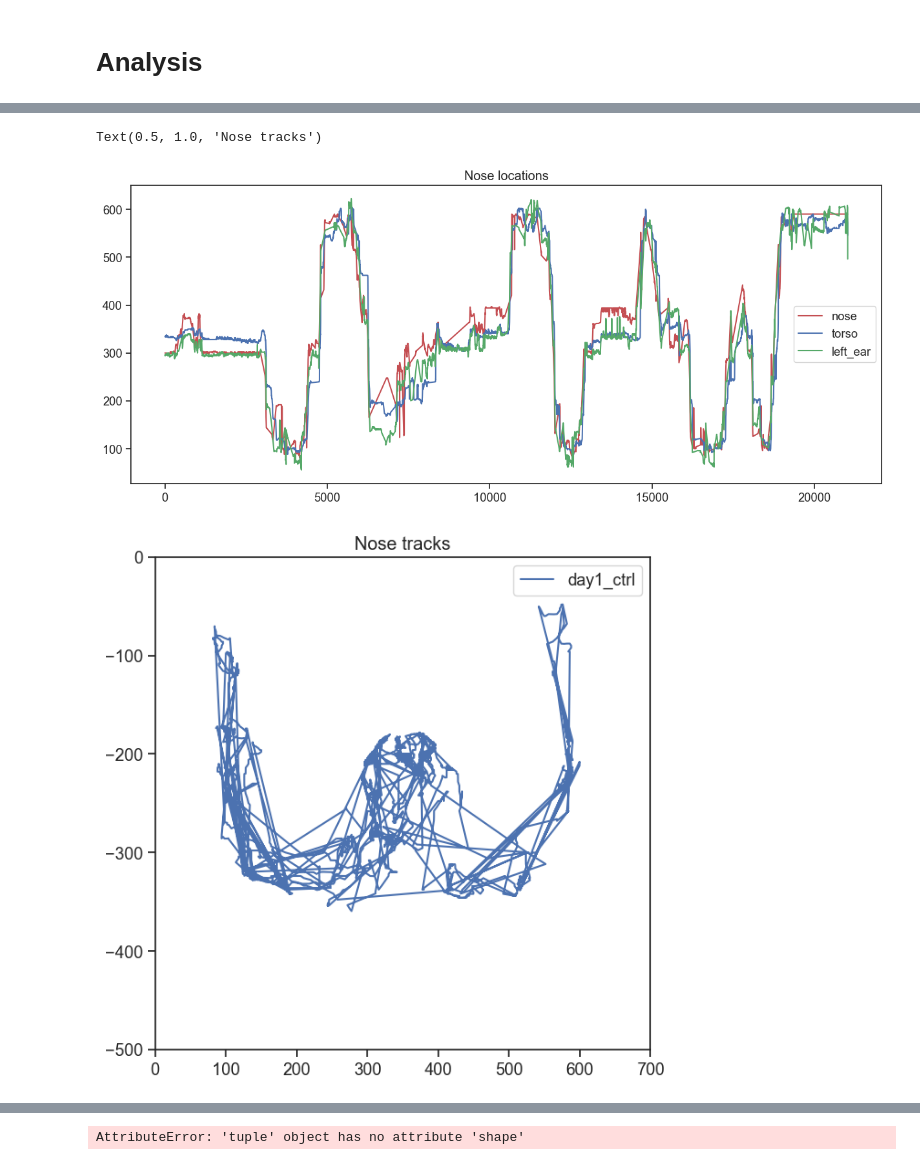
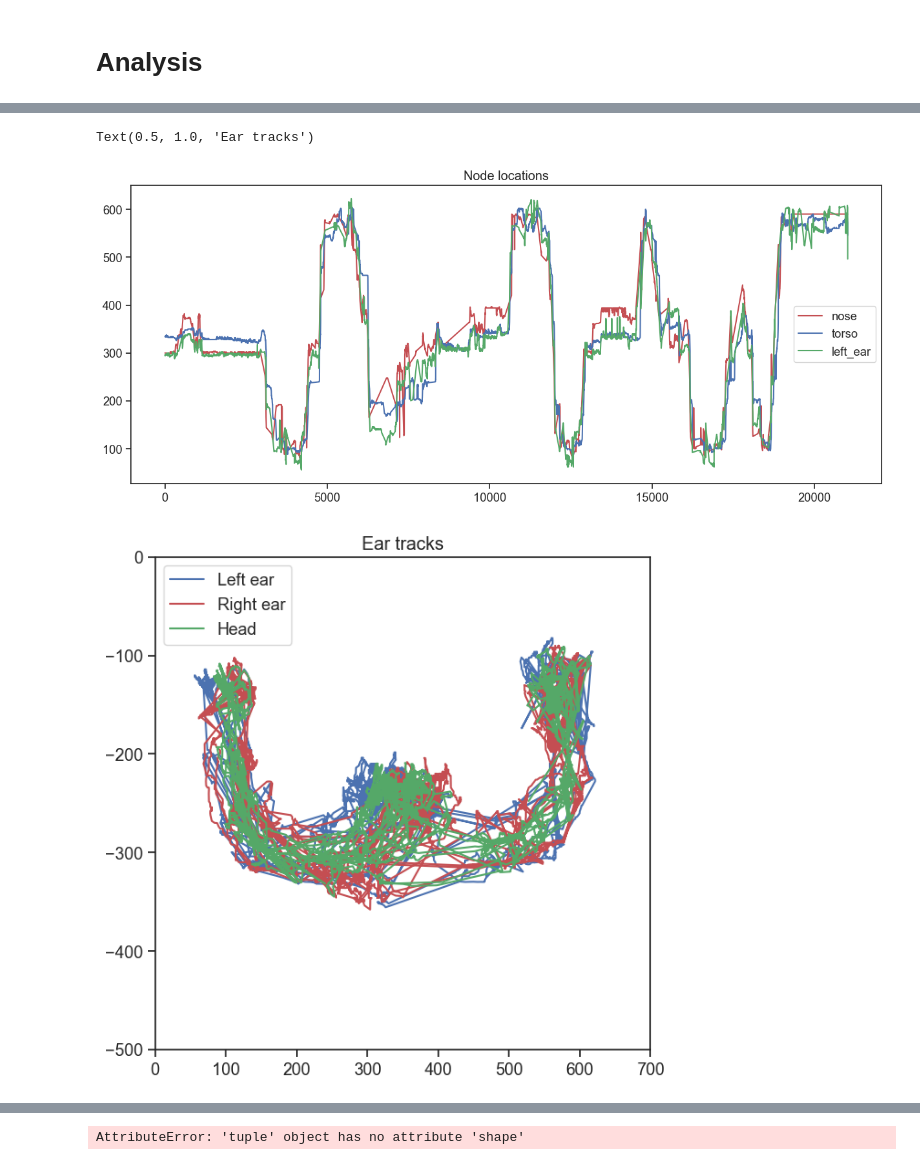
Before and after one commit to ellaksay2/dev, a Jupyter notebook: python/notebooks/SLEAP_analysis_v2.ipynb, the cells around one changed output, grey strips where cells are left out. Drawn from its saved outputs; the diff is of its cells as text; code cells hidden in the pictures.

```diff
--- a/python/notebooks/SLEAP_analysis_v2.ipynb
+++ b/python/notebooks/SLEAP_analysis_v2.ipynb
@@ -175,7 +183,8 @@ print(df)
 
 None
 # %%
-directory_path = '/Users/ellasay/Google Drive/My Drive/can_project/behavior/v2_model/day1_slp_h5'  # Replace with your directory path
+# directory_path = '/Users/ellasay/Google Drive/My Drive/can_project/behavior/v2_model/all_h5'  # Replace with your directory path
+directory_path = '/Users/ellasay/Documents/can_project/all_h5'
 df = import_h5_dir(directory_path)
 print(df)
 # %% [output]
@@ -264,11 +270,16 @@ filtered_frames = []
 
 
 for i, row in df.iterrows():
-    nose_x = np.array(row['nose_x']).astype(float)
-    nose_y = np.array(row['nose_y']).astype(float)
+    # nose_x = np.array(row['nose_x']).astype(float)
+    # nose_y = np.array(row['nose_y']).astype(float)
+
+    head_x = np.array(row['head_x']).astype(float)
+    head_y = np.array(row['head_y']).astype(float)
 
     # interaction zone x = [300,400] y=[200,300]
-    int_zone = (nose_x >= 300) & (nose_x <= 400) & (nose_y >= 200) & (nose_y <= 300)
+    # int_zone = (nose_x >= 300) & (nose_x <= 400) & (nose_y >= 200) & (nose_y <= 300)
+    int_zone = (head_x >= 300) & (head_x <= 400) & (head_y >= 200) & (head_y <= 250)
+
     frame_indices = np.where(int_zone)[0]
 
     filtered_frames.append(frame_indices)
@@ -283,6 +294,9 @@ for i, frames in enumerate(filtered_frames):
 ax.set_title('Time spent in interaction zone')
 ax.set_xlabel('Frame')
 ax.set_ylabel('Trial')
+ax.set_yticks(range(len(filtered_frames)))
+ax.set_yticklabels(df['name'])
+
 ax.set_ylim(-1, len(filtered_frames))
 
 plt.show()
@@ -290,0 +468,3 @@ plt.show()
+# %%
+df['filtered_frames'] = filtered_frames
+df
@@ -291,8 +482,12 @@ plt.show()
 # %%
-i=0
-for i in range(0,6):
-    int_frames = len(filtered_frames[i])
+percent_interact = []
+for i in range(0, len(df)):
+    int_frames = len(df["filtered_frames"][i])
     total_frames = df["location shape"].iloc[i][0]
-    int_perc = (int_frames/total_frames)*100
-    print(int_perc)
+    temp_percent = (int_frames/total_frames)*100
+    percent_interact.append(temp_percent)
+
+df['percent_interact'] = percent_interact
+
+df['name'],df['percent_interact']
 # %% [output]
@@ -320,29 +529,34 @@ Name: nose_x, dtype: object
 # %%
 i = 4
 plt.figure()
 plt.plot(df['nose_x'].iloc[i], 'r',label='nose')
 # plt.plot(-1*nose_loc[:,1,0], 'r')
 plt.plot(df['torso_x'].iloc[i], 'b',label='torso')
 plt.plot(df['leftear_x'].iloc[i], 'g',label='left_ear')
 # plt.plot(rightear_loc[:,0,0], 'y',label='right_ear')
 
 plt.legend(loc="center right")
-plt.title('Nose locations')
+plt.title('Node locations')
 
 
 plt.figure(figsize=(7,7))
-plt.plot(df['nose_x'][i],-1*df['nose_y'][i], 'b',label='day1_ctrl')
+# plt.plot(df['nose_x'][i],-1*df['nose_y'][i], 'b',label='day1_ctrl')
+plt.plot(df['leftear_x'][i],-1*df['leftear_y'][i], 'b',label='Left ear')
+plt.plot(df['rightear_x'][i],-1*df['rightear_y'][i], 'r',label='Right ear')
+plt.plot(df['head_x'][i],-1*df['head_y'][i], 'g',label='Head')
+
+
 plt.legend()
 
 plt.xlim(0,700)
 # plt.xticks([])
 
 plt.ylim(-500,0)
 #plt.yticks([])
-plt.title('Nose tracks')
+plt.title('Ear tracks')
 
 # color 250-450 as "interaction phase"
 # %% [output]
-Text(0.5, 1.0, 'Nose tracks')
+Text(0.5, 1.0, 'Ear tracks')
 [figure]
-[figure, old version]
+[figure, new version]
```
Also changed, not shown: parts of 15 cells of this notebook, 4 other files.
